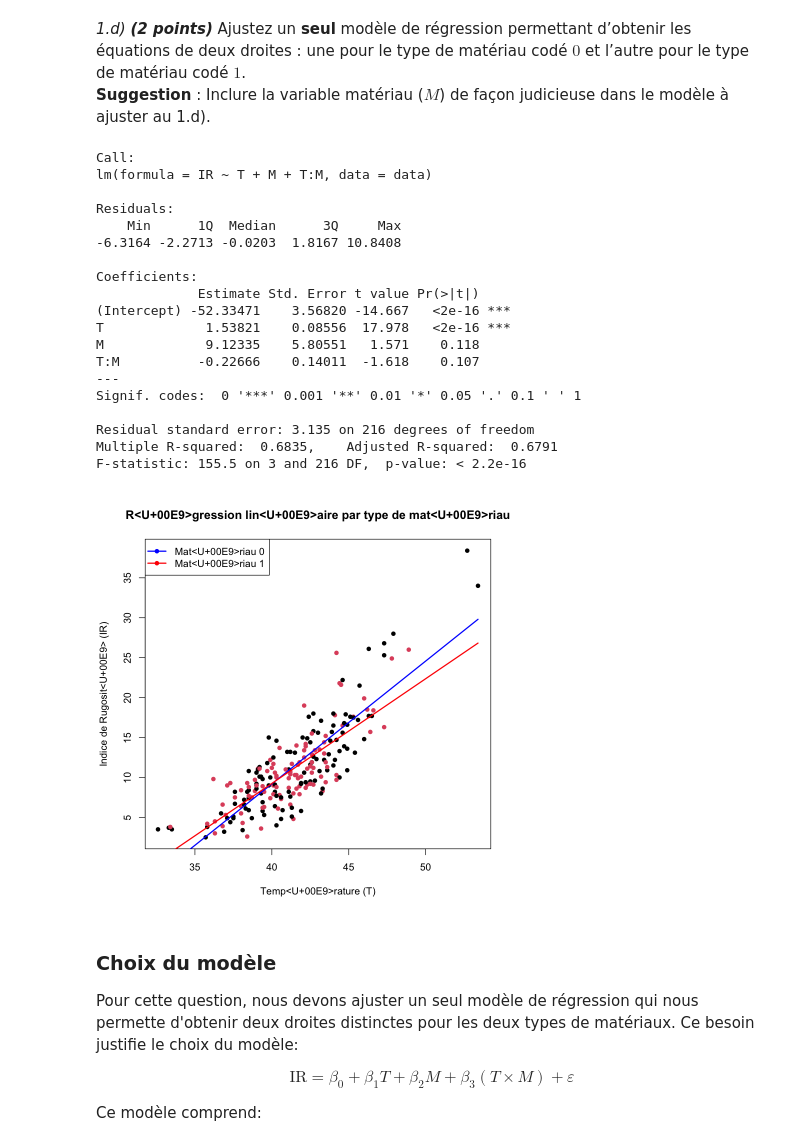
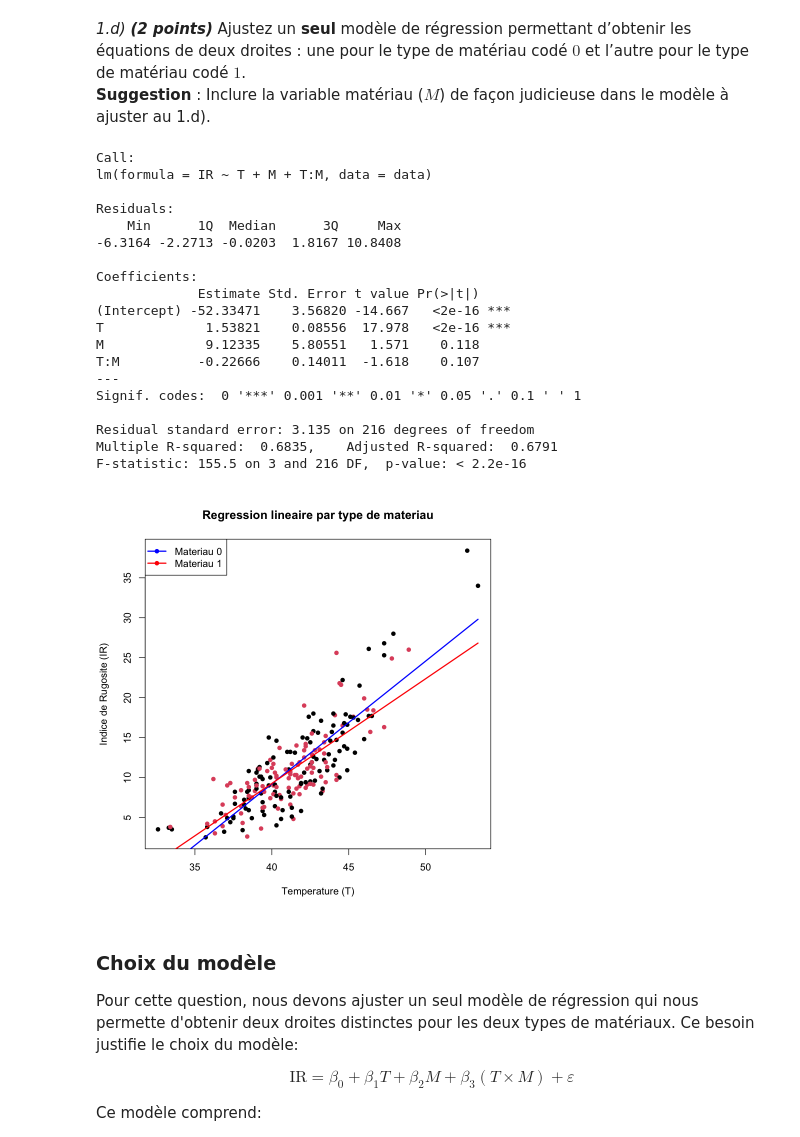
Before and after one commit to yaaks7/DEVOIR-MTH2302, a Jupyter notebook: devoir.ipynb, the cells around one changed output. Saved outputs shown, nothing was run; the diff lists cells and outputs as text; code cells hidden in the pictures.

```diff
--- a/devoir.ipynb
+++ b/devoir.ipynb
@@ -559,9 +559,9 @@ modele_interaction <- lm(IR ~ T + M + T:M, data = data)
 summary(modele_interaction)
 
 plot(data$T, data$IR,
-     main = "Régression linéaire par type de matériau",
-     xlab = "Température (T)",
-     ylab = "Indice de Rugosité (IR)",
+     main = "Regression lineaire par type de materiau",
+     xlab = "Temperature (T)",
+     ylab = "Indice de Rugosite (IR)",
      col = data$M + 1, pch = 16)
 
 # Ajout des droites de régression pour chaque matériau
@@ -571,35 +571,35 @@ T_seq <- seq(min(data$T), max(data$T), length.out = 100)
 pred_M0 <- predict(modele_interaction,
                   newdata = data.frame(T = T_seq, M = 0))
 lines(T_seq, pred_M0, col = "blue", lwd = 2)
 
 # Prédictions pour matériau 1
 pred_M1 <- predict(modele_interaction,
                   newdata = data.frame(T = T_seq, M = 1))
 lines(T_seq, pred_M1, col = "red", lwd = 2)
 
-legend("topleft", legend = c("Matériau 0", "Matériau 1"),
+legend("topleft", legend = c("Materiau 0", "Materiau 1"),
        col = c("blue", "red"), pch = 16, lwd = 2)
 # %% [output]
 Call:
 lm(formula = IR ~ T + M + T:M, data = data)
 
 Residuals:
     Min      1Q  Median      3Q     Max
 -6.3164 -2.2713 -0.0203  1.8167 10.8408
 
 Coefficients:
              Estimate Std. Error t value Pr(>|t|)
 (Intercept) -52.33471    3.56820 -14.667   <2e-16 ***
 T             1.53821    0.08556  17.978   <2e-16 ***
 M             9.12335    5.80551   1.571    0.118
 T:M          -0.22666    0.14011  -1.618    0.107
 ---
 Signif. codes:  0 '***' 0.001 '**' 0.01 '*' 0.05 '.' 0.1 ' ' 1
 
 Residual standard error: 3.135 on 216 degrees of freedom
 Multiple R-squared:  0.6835,    Adjusted R-squared:  0.6791
 F-statistic: 155.5 on 3 and 216 DF,  p-value: < 2.2e-16
-[figure, old version]
+[figure, new version]
 # %% [markdown]
 ### Choix du modèle
 
```
Also changed, not shown: parts of 9 cells of this notebook, 2 other files.
